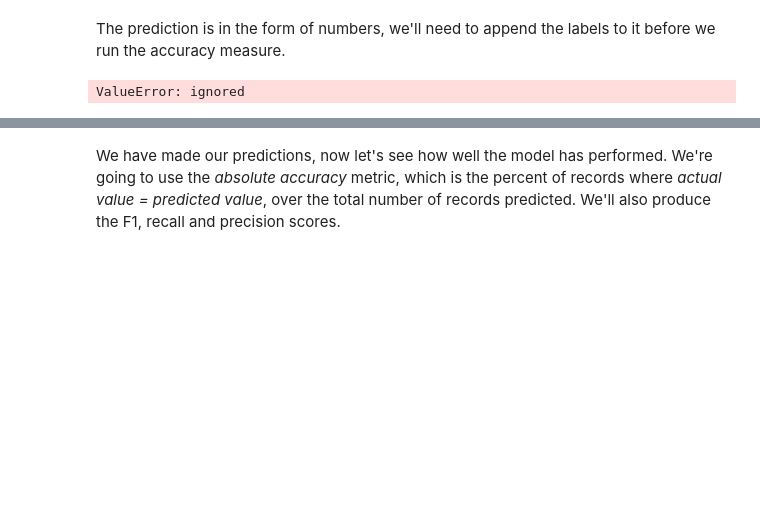
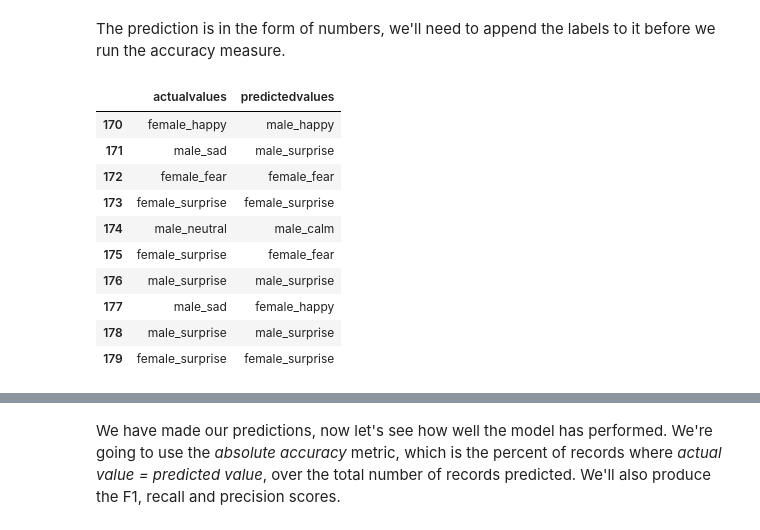
Before and after one commit to parkerallan/FutureMakers2022, a Jupyter notebook: Day 15/Day_15_Affective_Computing_PA.ipynb, the cells around one changed output, grey strips where cells are left out. Saved outputs shown, nothing was run; the diff lists cells and outputs as text; code cells hidden in the pictures; blank space fills up the shorter version.

```diff
--- a/Day 15/Day_15_Affective_Computing_PA.ipynb
+++ b/Day 15/Day_15_Affective_Computing_PA.ipynb
@@ -448,3 +448,24 @@ $$x' = (x-avg)/(max(x)-min(x))$$
 $$ x' = (x - min(x))/(max(x) - min(x))$$
 # %% [markdown]
 We need to expand the input to a third dimension (`axis=2`) for it to be compatible with the input shape expected by `Conv1D`.
+# %%
+# Lets few preparation steps to get it into the correct format for Keras
+X_train = np.array(X_train)
+y_train = np.array(y_train)
+X_test = np.array(X_test)
+y_test = np.array(y_test)
+
+# one hot encode the target
+lb = LabelEncoder()
+y_train = to_categorical(lb.fit_transform(y_train))
+y_test = to_categorical(lb.fit_transform(y_test))
+print(X_train.shape)
+print(lb.classes_)
+#print(y_train[0:10])
+#print(y_test[0:10])
+
+# Pickle the lb object for future use
+filename = 'labels'
+outfile = open(filename,'wb')
+pickle.dump(lb,outfile)
+outfile.close()
@@ -604,21 +646,31 @@ array([ 3,  3,  3,  2,  3,  3,  3,  3,  3,  3,  3,  3,  3,  3,  3,  2,  3,
 The prediction is in the form of numbers, we'll need to append the labels to it before we run the accuracy measure.
 # %%
 # predictions
-#preds = preds.astype(int).flatten()
-#preds = (lb.inverse_transform((preds)))
-#preds = pd.DataFrame({'predictedvalues': preds})
+preds = preds.astype(int).flatten()
+preds = (lb.inverse_transform((preds)))
+preds = pd.DataFrame({'predictedvalues': preds})
 
 # Actual labels
 actual=y_test.argmax(axis=1)
 actual = actual.astype(int).flatten()
 actual = (lb.inverse_transform((actual)))
 actual = pd.DataFrame({'actualvalues': actual})
 
 # Lets combined both of them into a single dataframe
 finaldf = actual.join(preds)
 finaldf[170:180]
 # %% [output]
-ValueError: ignored
+|  | actualvalues | predictedvalues |
+| 170 | female_happy | male_happy |
+| 171 | male_sad | male_surprise |
+| 172 | female_fear | female_fear |
+| 173 | female_surprise | female_surprise |
+| 174 | male_neutral | male_calm |
+| 175 | female_surprise | female_fear |
+| 176 | male_surprise | male_surprise |
+| 177 | male_sad | female_happy |
+| 178 | male_surprise | male_surprise |
+| 179 | female_surprise | female_surprise |
 # %%
 # Write out the predictions to disk
 finaldf.to_csv('Predictions.csv', index=False)
```
Also changed, not shown: parts of 16 cells of this notebook.
